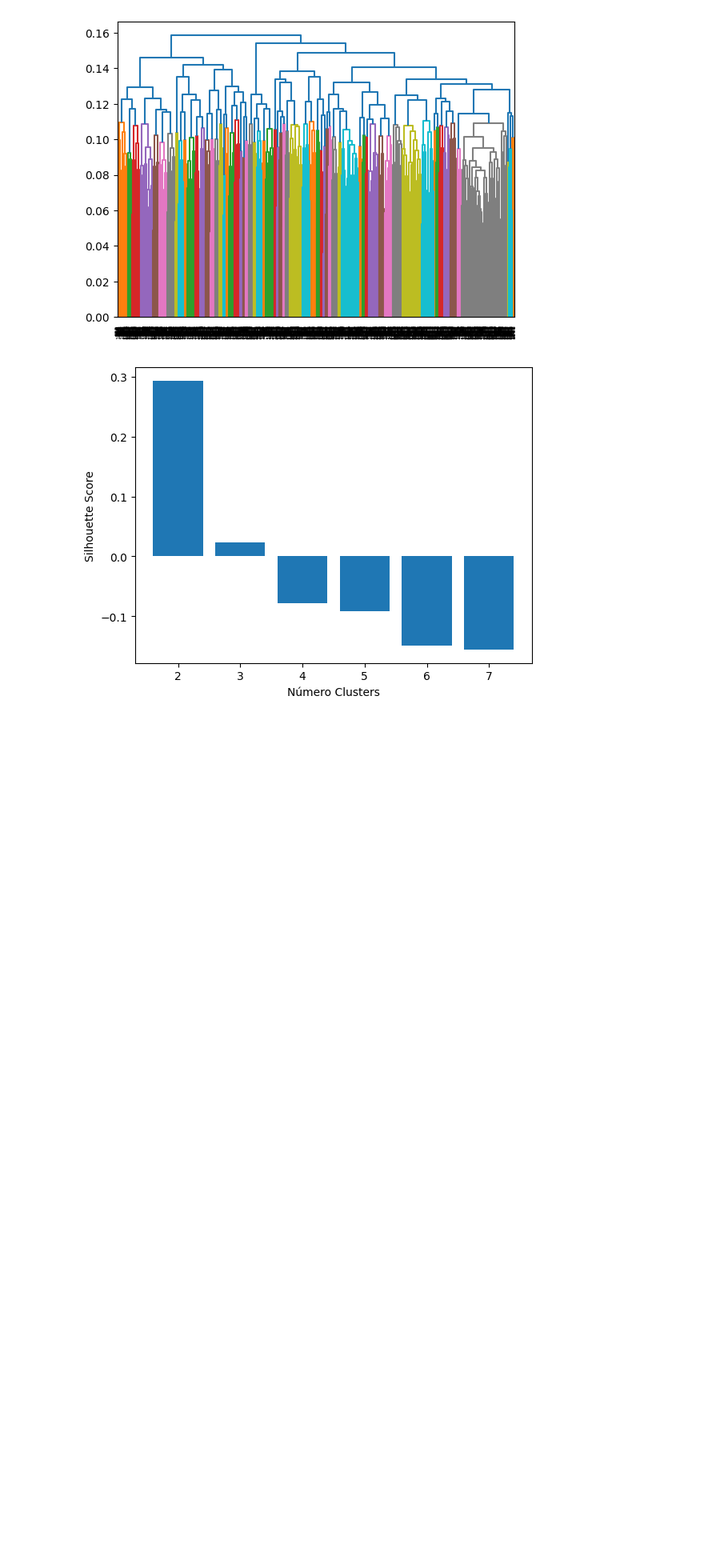
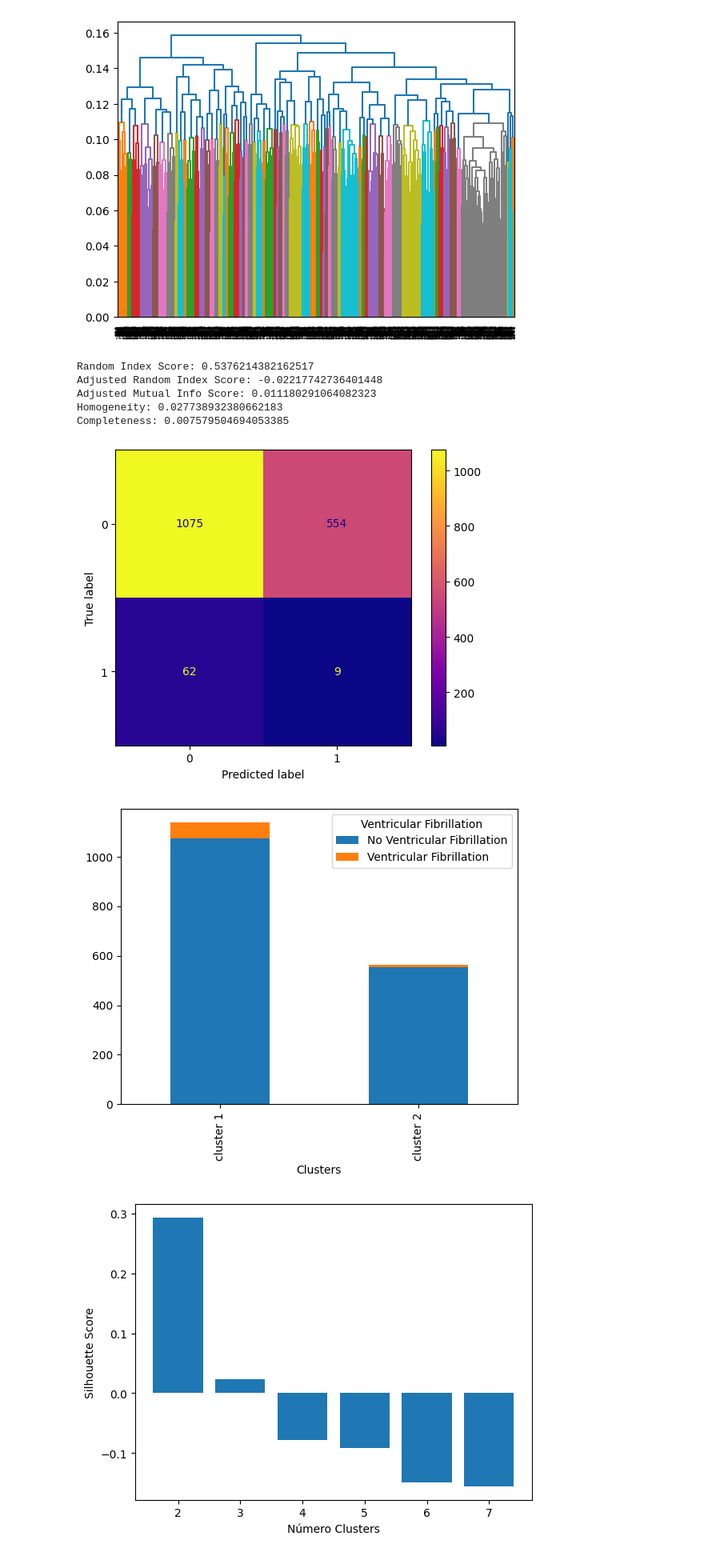
Before and after one commit to nunopcfmarques/Projeto-MEDM, a Jupyter notebook: Métodos_Hierárquicos.ipynb, the cells around one changed output. Shown at 80% size. Saved outputs shown, nothing was run; the diff lists cells and outputs as text; code cells hidden in the pictures; blank space fills up the shorter version.

```diff
--- a/Métodos_Hierárquicos.ipynb
+++ b/Métodos_Hierárquicos.ipynb
@@ -218,6 +282,16 @@ plot_dendrogram(AgglomerativeClustering(distance_threshold=0, n_clusters=None, a
                 )
 # %% [output]
 [figure]
+# %%
+clustering_metrics(normalized_X_gower, 2, affinity="precomputed", linkage="complete")
+# %% [output]
+Random Index Score: 0.5376214382162517
+Adjusted Random Index Score: -0.02217742736401448
+Adjusted Mutual Info Score: 0.011180291064082323
+Homogeneity: 0.027738932380662183
+Completeness: 0.007579504694053385
+[figure, added]
+[figure, added]
 # %%
 
 silhouette_score_list(normalized_X_gower,
```
Also changed, not shown: parts of 19 cells of this notebook, 1 other file.
